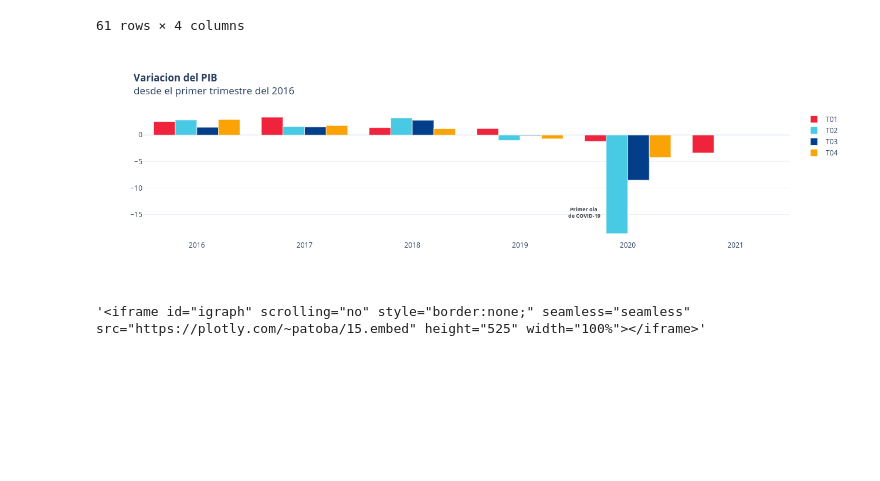
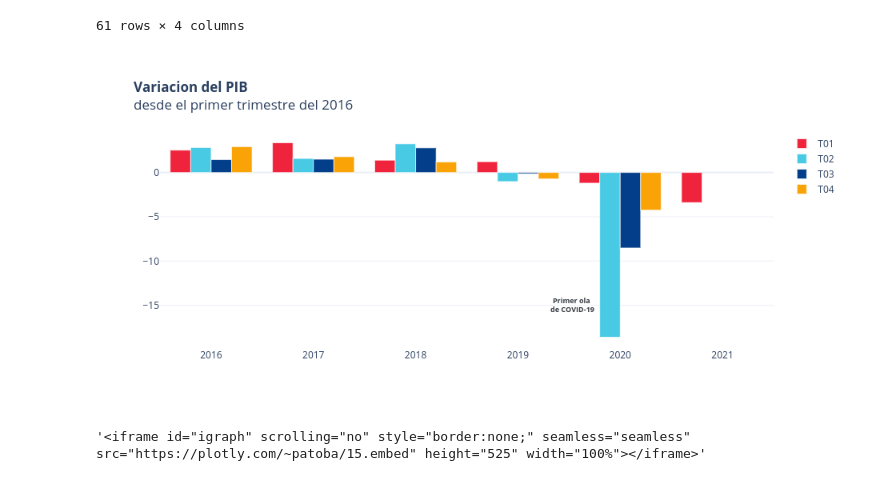
Before and after one commit to patoba/buenvis, a Jupyter notebook: Cuadernos/Mapa_Animacion_Barras.ipynb, the cells around one changed output. Drawn from its saved outputs; the diff is of its cells as text; code cells hidden in the pictures; blank space fills up the shorter version.

```diff
--- a/Cuadernos/Mapa_Animacion_Barras.ipynb
+++ b/Cuadernos/Mapa_Animacion_Barras.ipynb
@@ -5,7 +5,7 @@ import numpy as np
 import plotly.express as px
 import plotly.graph_objects as go
 # %%
-pib_total = pd.read_csv("pib_total_actividad_economica.csv", encoding= 'UTF-16')
+pib_total = pd.read_csv("https://raw.githubusercontent.com/patoba/buenvis/main/Data/pib_total_actividad_economica.csv", encoding= 'UTF-16')
 pib_total.head()
 # %% [output]
 |  | Periodos | Total nacional | Aguascalientes | Baja California | Baja California Sur | Campeche | Coahuila | ... |
@@ -232,7 +232,7 @@ annotations.append(dict(xref='paper', yref='paper', x=0.5, y=-0.1,
                                         color='rgb(150,150,150)'),
                               showarrow=False))
 # %%
-actividades = pd.read_csv("actividades.csv", encoding= 'UTF-16') # INEGI. Sistema de Cuentas Nacionales de México
+actividades = pd.read_csv("https://raw.githubusercontent.com/patoba/buenvis/main/Data/actividades.csv", encoding= 'UTF-16') # INEGI. Sistema de Cuentas Nacionales de México
 actividades
 # %% [output]
 |  | Periodos | actividades_primarias | actividades_secundarias | actividades_terciarias |
@@ -288,7 +288,7 @@ fig.show()
 # %% [output]
 [figure]
 # %%
-porcentaje = pd.read_csv("procentaje.csv", encoding = "UTF-16")
+porcentaje = pd.read_csv("https://raw.githubusercontent.com/patoba/buenvis/main/Data/procentaje.csv", encoding = "UTF-16")
 porcentaje.tail()
 # %% [output]
 |  | Periodos | Producto Interno Bruto |
@@ -321,36 +321,35 @@ template = 'plotly_white'
 subtitle_color = "#adb5bd"
 
 fig = go.Figure()
 
 for i, t in enumerate(porcentaje.Trimestre.unique()):
 
     data = porcentaje[(porcentaje.Trimestre == t) & (porcentaje.Anio >= 2016)]
     fig.add_trace(go.Bar(x=data["Anio"], y=data["Producto Interno Bruto"],
                     marker_color=colors[i],
                     name='T' + t))
 
 fig.update_layout(
     title=dict(
         text=f"<b>Variacion del PIB</b><br>desde el primer trimestre del 2016"
-    ),
-    width=800, height=400, template=template
+    ), template=template
 )
 
 fig.add_annotation(
     text=f"<b>Primer ola <br>de COVID-19",
     align='center',
     font=dict(
         size=9,
         color='#343a40'
     ),
     xref='paper', x=0.71, xanchor='auto',
     yref='paper', y=0.15, yanchor='auto',
     showarrow=False
 )
 
 fig.show()
 # %% [output]
-[figure, old version]
+[figure, new version]
 # %%
 tls.get_embed(py.plot(fig, filename='variacion_pib_final', auto_open=False))
 # %% [output]
```
Also changed, not shown: parts of 1 cell of this notebook.
